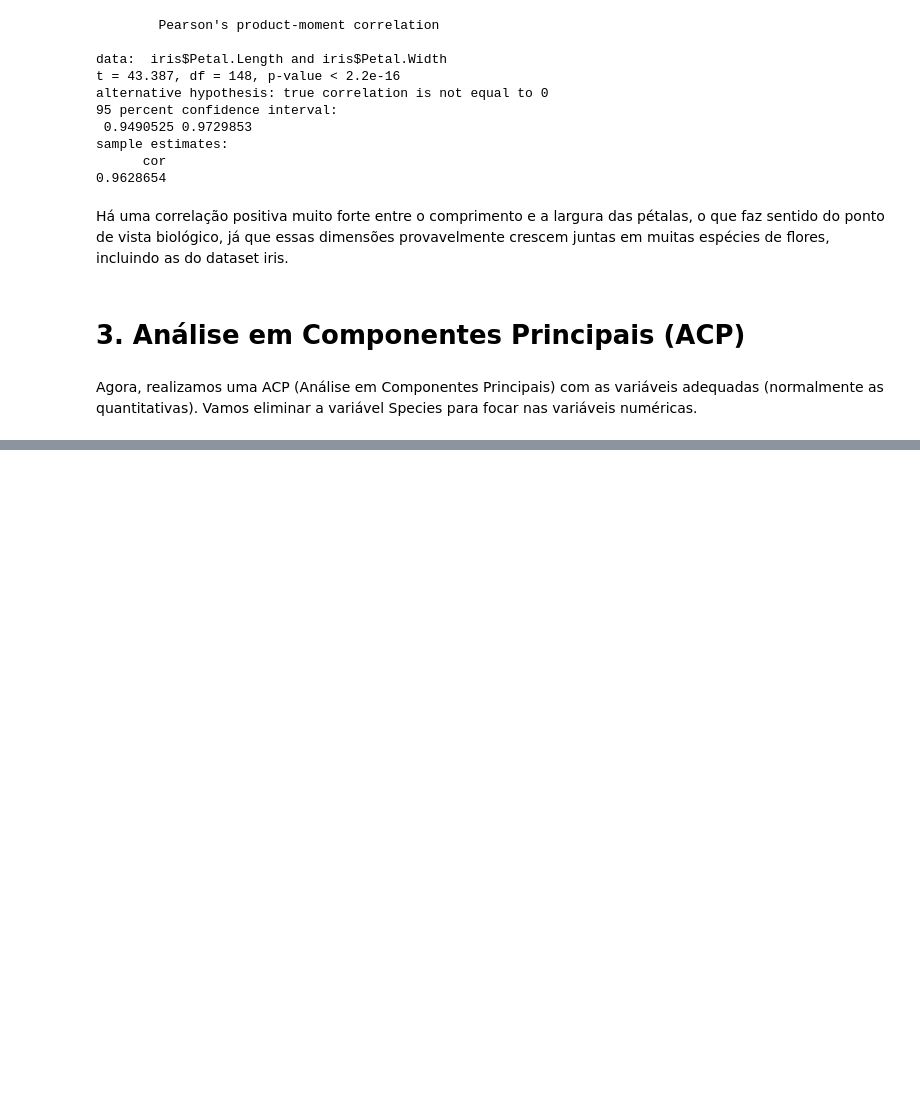
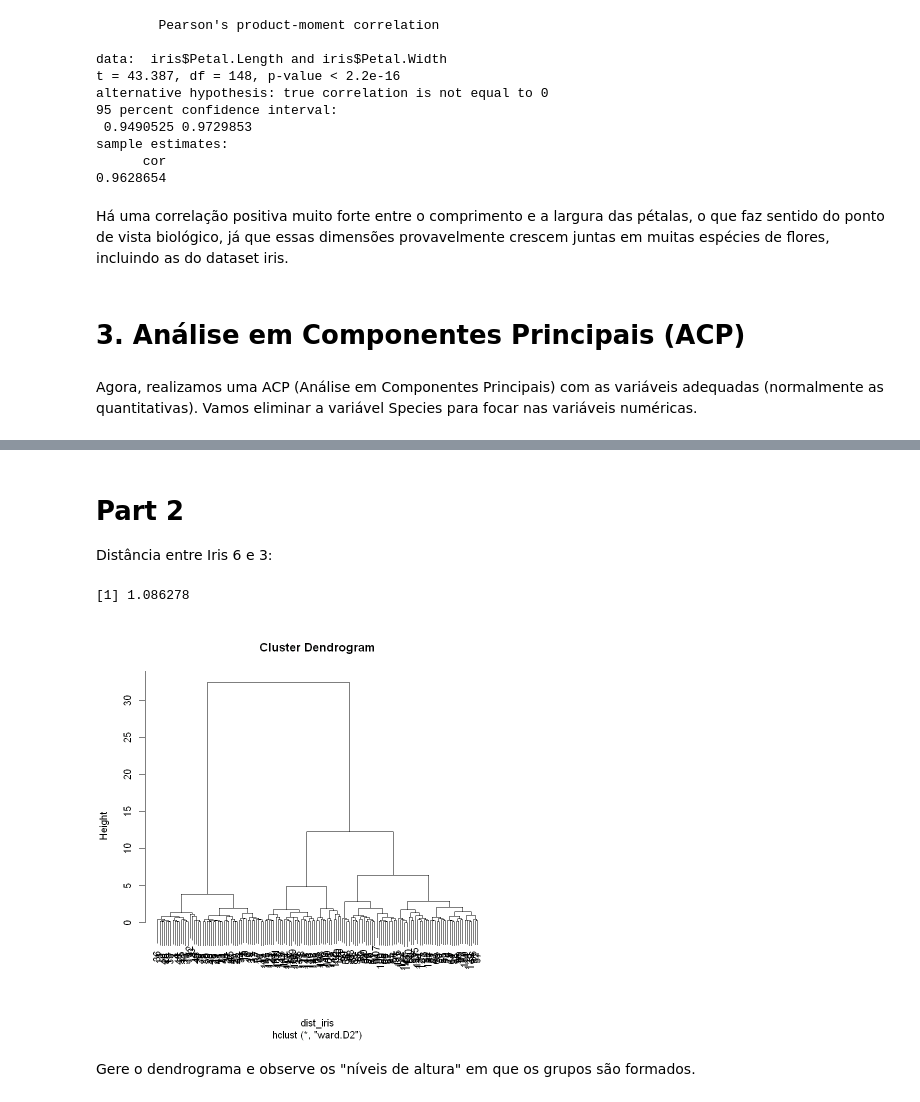
Before and after one commit to diogojorgebasso/DataAnalysis_R_MinesNancy, a Jupyter notebook: Train for the Test/ex1.ipynb, the cells around one changed output, grey strips where cells are left out. Cells and saved outputs as stored; diff of their text form; code cells hidden in the pictures; blank space fills up the shorter version.

```diff
--- a/Train for the Test/ex1.ipynb
+++ b/Train for the Test/ex1.ipynb
@@ -102,0 +179,15 @@ Petal.Width   0.059 |
+# %% [markdown]
+# Part 2
+Distância entre Iris 6 e 3:
+# %%
+dist_iris <- dist(iris[, 1:4])
+as.matrix(dist_iris)[6, 3]
+# %% [output]
+[1] 1.086278
+# %%
+hc_iris <- hclust(dist_iris, method = "ward.D2")
+plot(hc_iris)
+# %% [output]
+[figure, added]
+# %% [markdown]
+Gere o dendrograma e observe os "níveis de altura" em que os grupos são formados.
```
Also changed, not shown: parts of 32 cells of this notebook, 4 other files.
